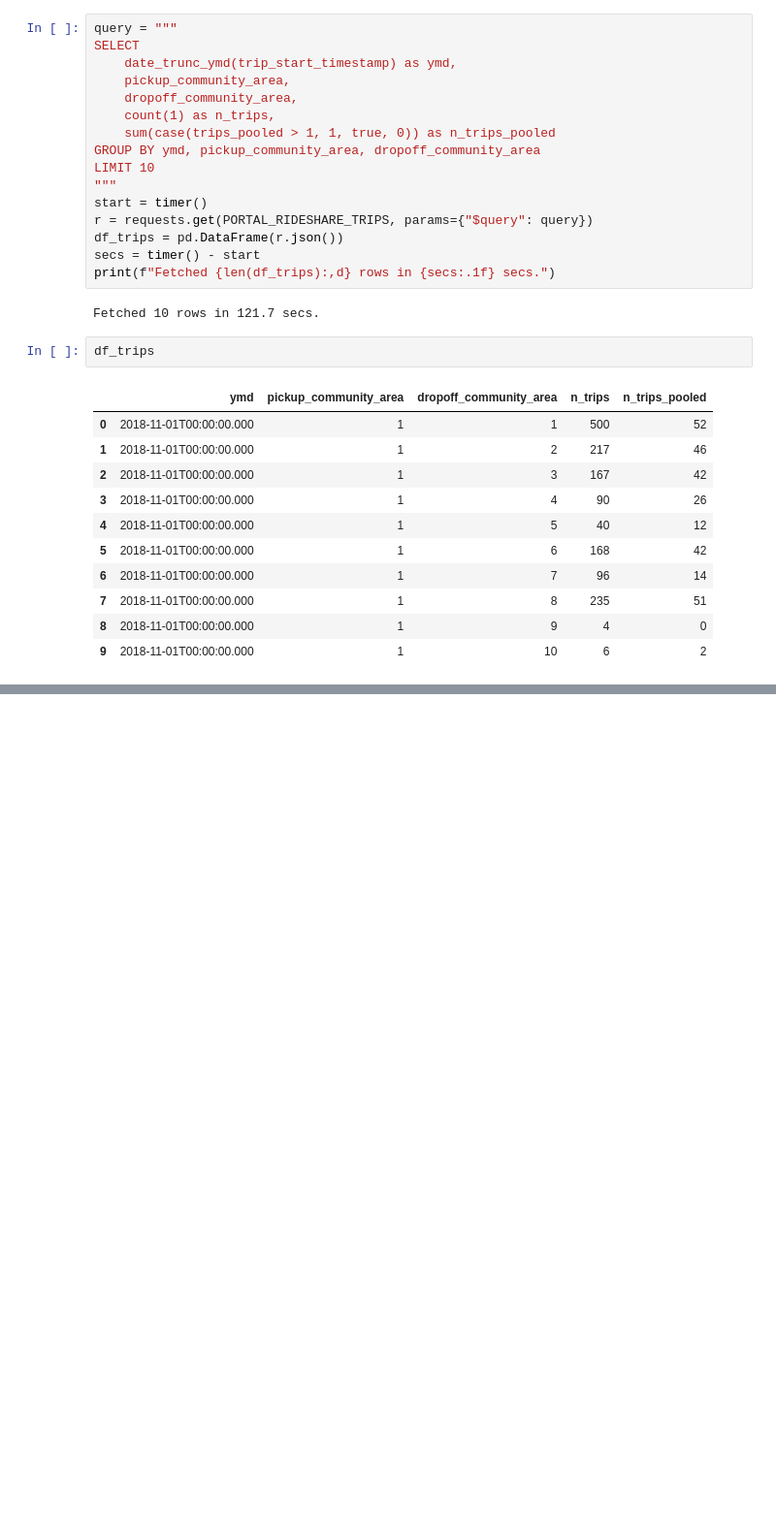
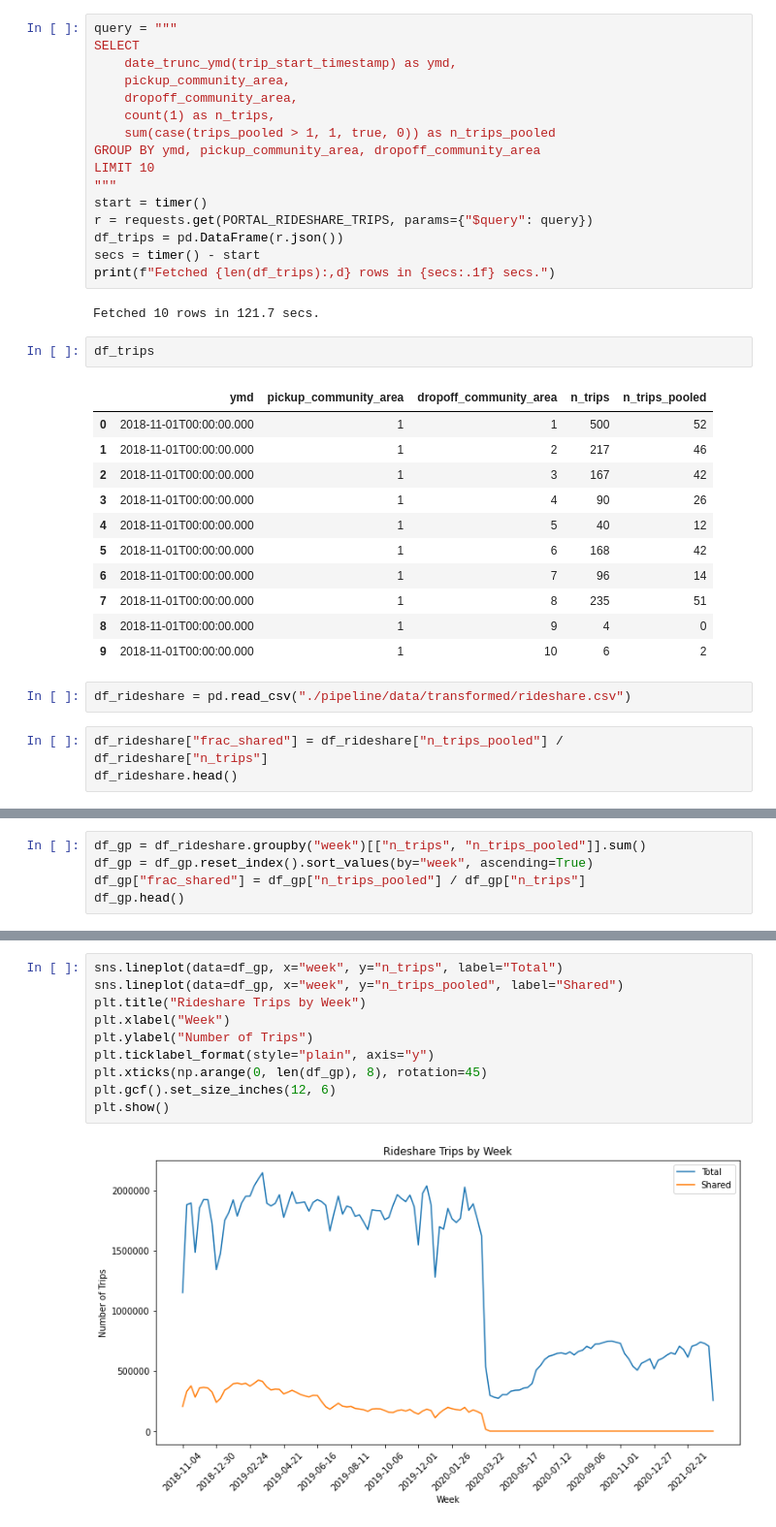
Before and after one commit to scarletstudio/transithealth, a Jupyter notebook: notebooks/vkannan3/Shared Rides.ipynb, the cells around one changed output, grey strips where cells are left out. Shown at 97% size. Saved outputs shown, nothing was run; the diff lists cells and outputs as text; blank space fills up the shorter version.

Commit message:
Start exploring shared trip data.

```diff
--- a/notebooks/vkannan3/Shared Rides.ipynb
+++ b/notebooks/vkannan3/Shared Rides.ipynb
@@ -115,3 +118,8 @@ df_trips
 | 7 | 2018-11-01T00:00:00.000 | 1 | 8 | 235 | 51 |
 | 8 | 2018-11-01T00:00:00.000 | 1 | 9 | 4 | 0 |
 | 9 | 2018-11-01T00:00:00.000 | 1 | 10 | 6 | 2 |
+# %%
+df_rideshare = pd.read_csv("./pipeline/data/transformed/rideshare.csv")
+# %%
+df_rideshare["frac_shared"] = df_rideshare["n_trips_pooled"] / df_rideshare["n_trips"]
+df_rideshare.head()
@@ -117,0 +133,5 @@ df_trips
+# %%
+df_gp = df_rideshare.groupby("week")[["n_trips", "n_trips_pooled"]].sum()
+df_gp = df_gp.reset_index().sort_values(by="week", ascending=True)
+df_gp["frac_shared"] = df_gp["n_trips_pooled"] / df_gp["n_trips"]
+df_gp.head()
@@ -117,0 +145,12 @@ df_trips
+# %%
+sns.lineplot(data=df_gp, x="week", y="n_trips", label="Total")
+sns.lineplot(data=df_gp, x="week", y="n_trips_pooled", label="Shared")
+plt.title("Rideshare Trips by Week")
+plt.xlabel("Week")
+plt.ylabel("Number of Trips")
+plt.ticklabel_format(style="plain", axis="y")
+plt.xticks(np.arange(0, len(df_gp), 8), rotation=45)
+plt.gcf().set_size_inches(12, 6)
+plt.show()
+# %% [output]
+[figure, added]
```
Also changed, not shown: parts of 4 cells of this notebook, 2 other files.
